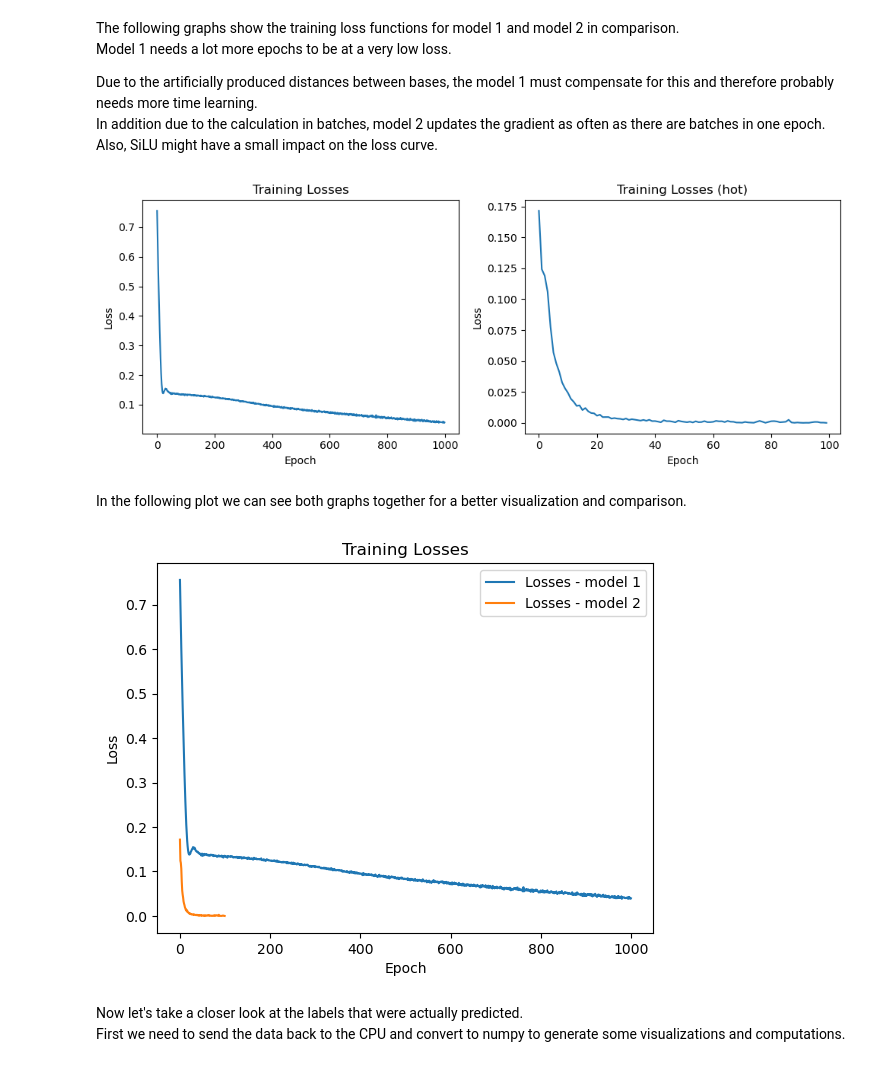
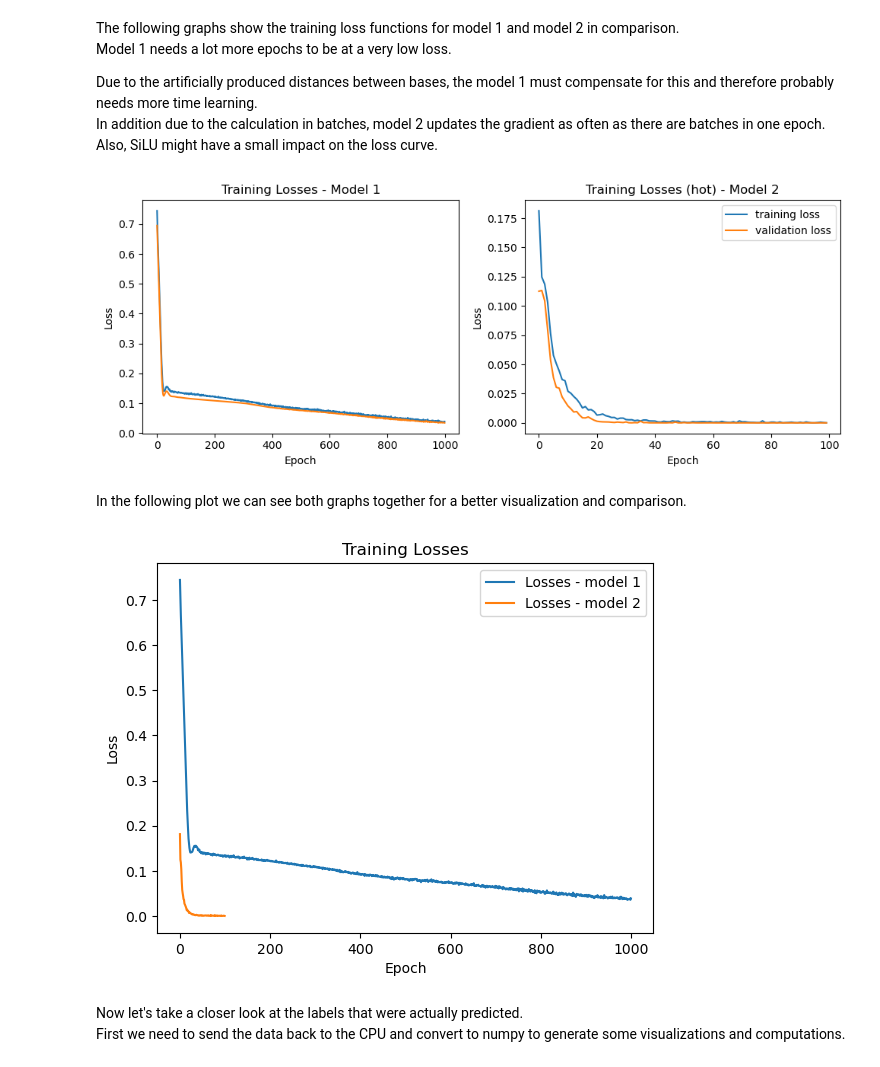
Before and after one commit to McRicecorn/NeuronaleNetze_DNA_Sequenz, a Jupyter notebook: Project2.4_Team11.ipynb, the cells around one changed output. Saved outputs shown, nothing was run; the diff lists cells and outputs as text; code cells hidden in the pictures.

Commit message:
validation loss hinzugefügt

```diff
--- a/Project2.4_Team11.ipynb
+++ b/Project2.4_Team11.ipynb
@@ -337,6 +337,7 @@ Now we train our models with the train data we prepared before. The first model
 # %%
 n_epochs = 1000
 losses = []
+val_loss_num =[]
 
 #standard neural network loss function for binary classification
 #Sigmoid included
@@ -345,14 +346,23 @@ loss_func_BCE = nn.BCEWithLogitsLoss()
 #standard neural network optimizer, lernrate 0.001
 optimizer_Adam_num = torch.optim.Adam(model_num.parameters(), lr=0.001)
 
-model_num.train()
+
 for epoch in range(n_epochs):
+    model_num.train()
     y_pred = model_num(X_train_tensor_num)
     loss = loss_func_BCE(y_pred, y_train_tensor_num)
     optimizer_Adam_num.zero_grad()                   #gradient put to zero so they do not accumulate
-    loss.backward()                         #calculate gradients
+    loss.backward()                                  #calculate gradients
     optimizer_Adam_num.step()
     losses.append(loss.item())
+
+    model_num.eval()
+    with torch.no_grad():
+        y_prediction_num = model_num(X_test_tensor_num)                               #using test data to evaluate
+        test_loss_num = loss_func_BCE(y_prediction_num, y_test_tensor_num).item()     #using the before defined loss function
+        probs_num  = torch.sigmoid(y_prediction_num)
+        preds_num  = (probs_num > 0.5).int()
+        val_loss_num.append(test_loss_num)
 # %% [markdown]
 The other Model trains only for 100 epoochs and will be using the one-hot encoded train data while also loading batches.
 # %%
@@ -362,6 +372,7 @@ optimizer_Adam_hot = torch.optim.Adam(model_hot.parameters(), lr=0.001)
 
 n_epochs = 100
 losses_hot = []
+val_loss = []
 
 for epoch in range(n_epochs):
     model_hot.train()
@@ -380,6 +391,13 @@ for epoch in range(n_epochs):
 
         running_loss += loss.item()
 
+    model_hot.eval()
+    with torch.no_grad():
+        y_prediction_hot = model_hot(X_test_tensor_hot.to(device))                               #using test data to evaluate
+        test_loss_hot = loss_func_BCE(y_prediction_hot, y_test_tensor_hot.to(device)).item()     #using the before defined loss function
+        probs_hot  = torch.sigmoid(y_prediction_hot)
+        preds_hot  = (probs_hot > 0.5).int()
+        val_loss.append(test_loss_hot)
 
 
     epoch_loss = running_loss / len(train_loader)
@@ -428,22 +446,25 @@ Also, SiLU might have a small impact on the loss curve.
 # %%
 fig, axes = plt.subplots(1, 2, figsize=(10, 4))
 
 # Left: losses
-axes[0].plot(losses)
+axes[0].plot(losses, label = "training loss")
+axes[0].plot(val_loss_num, label = "validation loss")
 axes[0].set_xlabel("Epoch")
 axes[0].set_ylabel("Loss")
-axes[0].set_title("Training Losses")
+axes[0].set_title("Training Losses - Model 1")
 
 # Rihgt: losses_hot
-axes[1].plot(losses_hot)
+axes[1].plot(losses_hot, label = "training loss")
+axes[1].plot(val_loss, label = "validation loss")
 axes[1].set_xlabel("Epoch")
 axes[1].set_ylabel("Loss")
-axes[1].set_title("Training Losses (hot)")
+axes[1].set_title("Training Losses (hot) - Model 2")
 
 plt.tight_layout()
+plt.legend()
 plt.show()
 # %% [output]
-[figure, old version]
+[figure, new version]
 # %% [markdown]
 In the following plot we can see both graphs together for a better visualization and comparison.
 # %%
@@ -456,7 +477,7 @@ plt.title("Training Losses")
 plt.legend()
 plt.show()
 # %% [output]
-[figure, old version]
+[figure, new version]
 # %% [markdown]
 Now let's take a closer look at the labels that were actually predicted.
 First we need to send the data back to the CPU and convert to numpy to generate some visualizations and computations.
```
Also changed, not shown: parts of 5 cells of this notebook.
